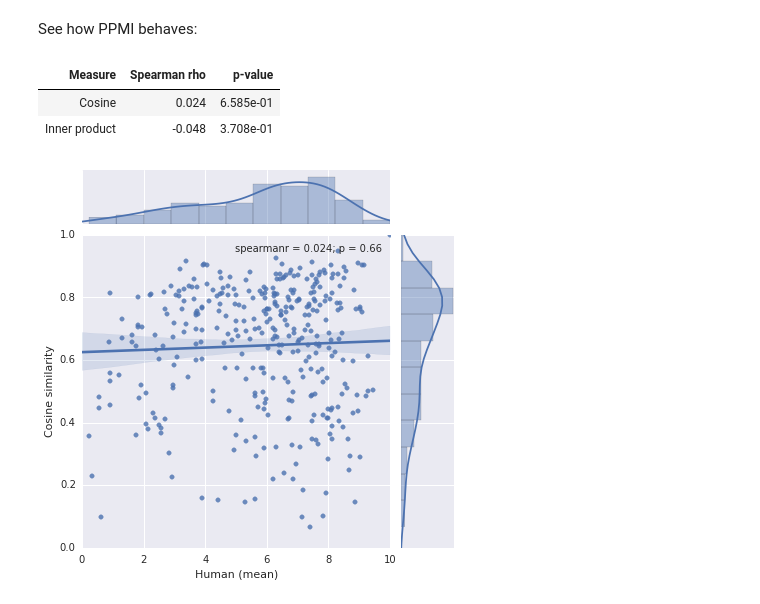
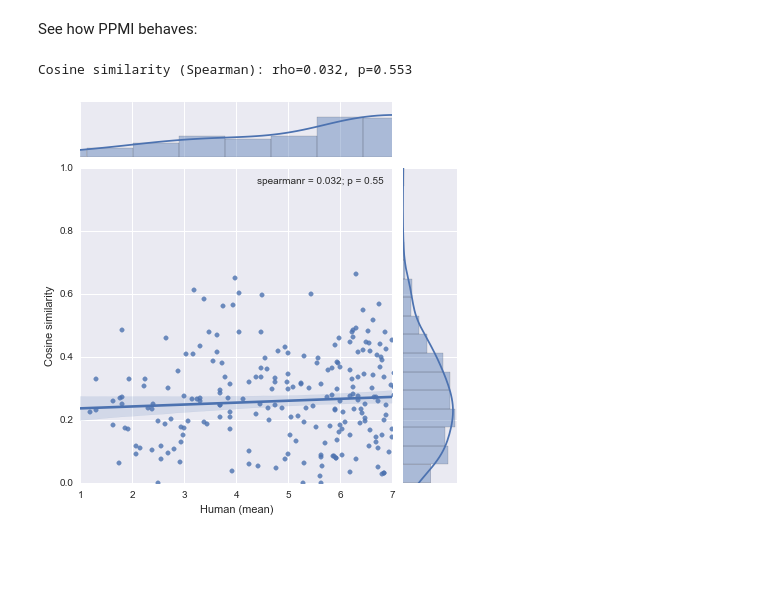
Before and after one commit to dimazest/fowler.corpora, a Jupyter notebook: docs/quick_start_nb.ipynb, the cells around one changed output. Cells and saved outputs as stored; diff of their text form; code cells hidden in the pictures; blank space fills up the shorter version.

```diff
--- a/docs/quick_start_nb.ipynb
+++ b/docs/quick_start_nb.ipynb
@@ -85,10 +75,9 @@ result[(result['Human (mean)'] > 8) & (result['Cosine similarity'] < 0.4)]
 # %% [markdown]
 See how PPMI behaves:
-# %%
-result_ppmi = %corpora wordsim353 evaluate -m data/space_bnc_wordsim_101-2101_ppmi.h5 --show-details
-# %% [output]
-| Measure | Spearman rho | p-value |
-| Cosine | 0.024 | 6.585e-01 |
-| Inner product | -0.048 | 3.708e-01 |
-[figure, removed]
+# %%
+result_ppmi = %corpora similarity wordsim353 -s /Users/dimazest/fc/data/space_bnc_wordsim_3000_ppmi.h5 \
+--alter_experiment_data --wordsim353-data /Users/dimazest/fc/downloads/wordsim353/combined.csv
+# %% [output]
+Cosine similarity (Spearman): rho=0.032, p=0.553
+[figure, added]
 # %%
```
Also changed, not shown: parts of 11 cells of this notebook, 5 other files.
